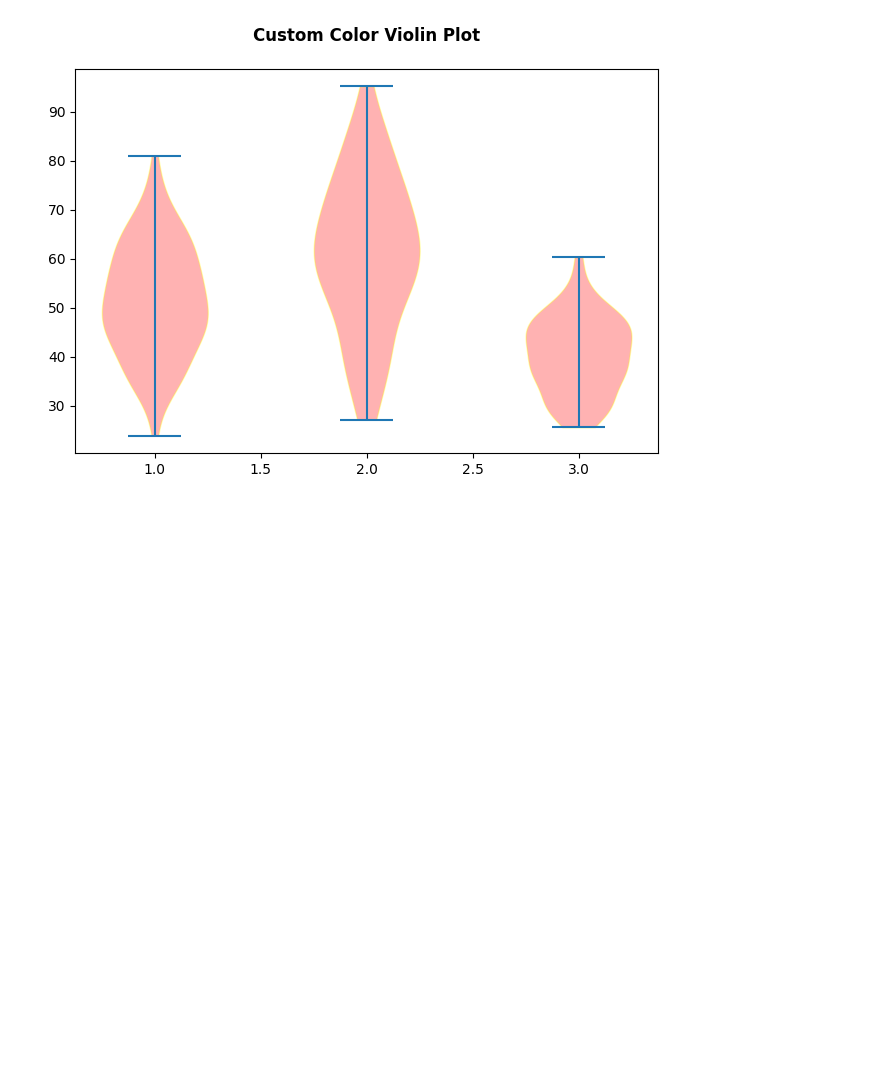
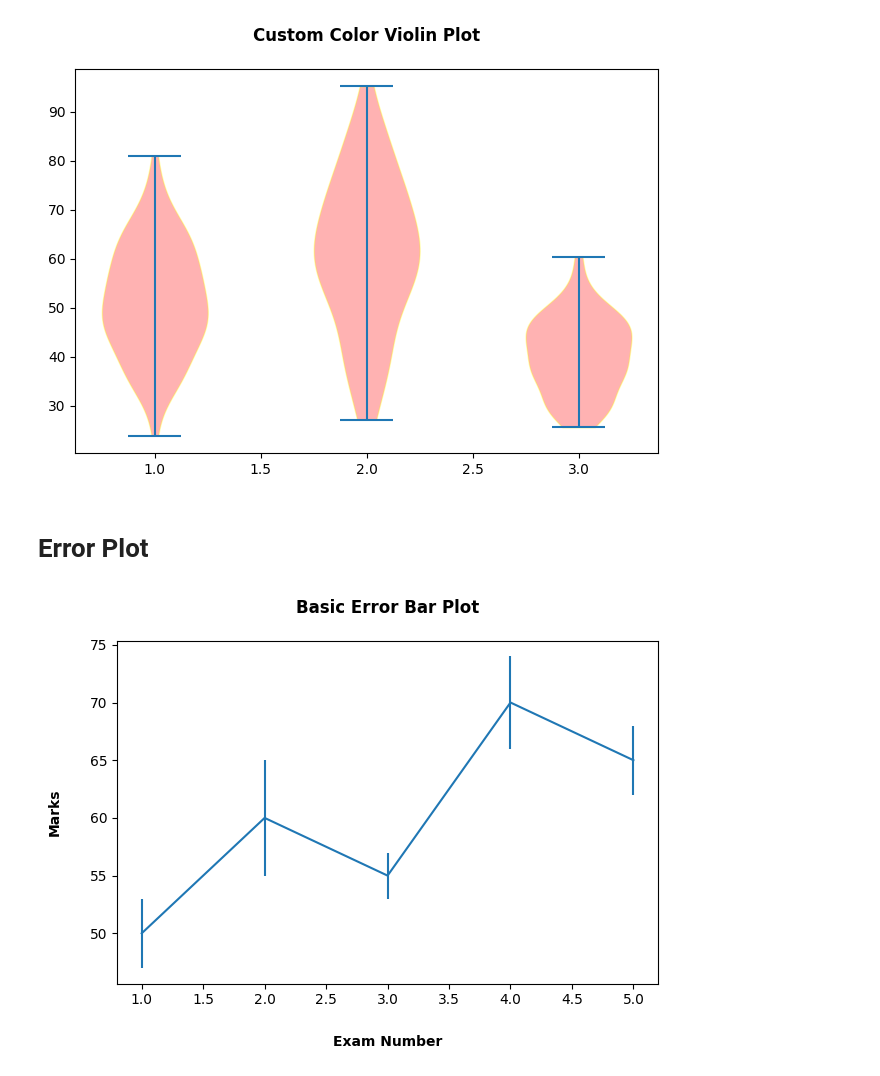
Before and after one commit to pratiksha-2410/Matplotlib-Charts, a Jupyter notebook: Line Plots.ipynb, the cells around one changed output. Cells and saved outputs as stored; diff of their text form; code cells hidden in the pictures; blank space fills up the shorter version.

Commit message:
Error Plot

```diff
--- a/Line Plots.ipynb
+++ b/Line Plots.ipynb
@@ -641,3 +641,27 @@ plt.savefig('Vilion Plot With Custom Color.png')
 plt.show()
 # %% [output]
 [figure]
+# %% [markdown]
+# Error Plot
+# %%
+# Basic Error Bar Plot
+
+import matplotlib.pyplot as plt
+
+x = [1,2,3,4,5]
+y = [50,60,55,70,65]
+error = [3,5,2,4,3]
+
+plt.errorbar(x, y, yerr=error)
+
+plt.xlabel("Exam Number",fontweight='bold',labelpad=20)
+plt.ylabel("Marks",fontweight='bold',labelpad=20)
+plt.title("Basic Error Bar Plot",fontweight='bold',pad=20)
+plt.tight_layout()
+
+# Save The Plot
+plt.savefig('Basic Error Plot.png')
+
+plt.show()
+# %% [output]
+[figure, added]
```
Also changed, not shown: 1 other file.
